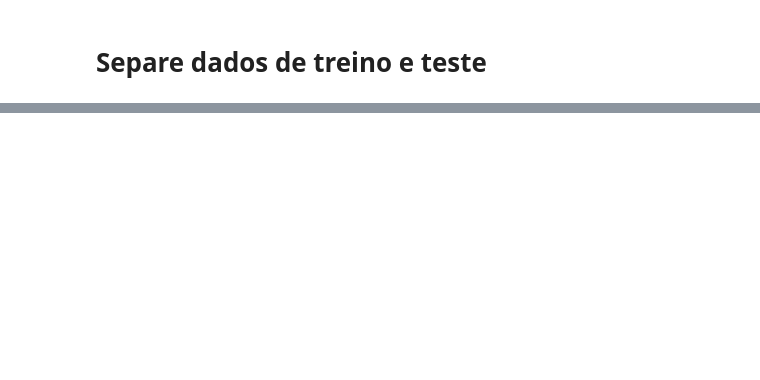
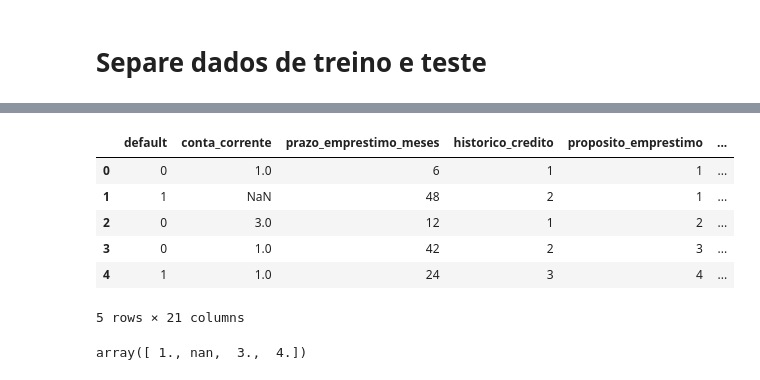
Before and after one commit to NSR-Ribeiro/Semanamltarde_IA, a Jupyter notebook: creditscoring_tarde/aula_03.ipynb, the cells around one changed output, grey strips where cells are left out. Saved outputs shown, nothing was run; the diff lists cells and outputs as text; code cells hidden in the pictures; blank space fills up the shorter version.

```diff
--- a/creditscoring_tarde/aula_03.ipynb
+++ b/creditscoring_tarde/aula_03.ipynb
@@ -166,0 +399,11 @@ TypeError: got an unexpected keyword argument 'randon_state'
+# %%
+df_transformado['outros_planos_financiamento'].unique()
+
+dict_opf = {
+    'none': 1,
+    'bank': 2,
+    'stores': 3,
+
+}
+df_transformado['outros_planos_financiamento'] = df_transformado['outros_planos_financiamento'].map(dict_opf)
+print(df_transformado)
@@ -166,0 +428,12 @@ TypeError: got an unexpected keyword argument 'randon_state'
+# %%
+df_transformado['propriedade'].unique()
+dict_cc_prop = {
+    'real estate': 1,
+    'if not A121 : building society savings agreement/ life insurance': 2,
+    'unknown / no property': 3,
+    'if not A121/A122 : car or other, not in attribute 6': 4
+}
+
+
+df_transformado['propriedade'] = df_transformado['propriedade'].map(dict_cc_prop)
+print(df_transformado)
@@ -166,0 +458,34 @@ TypeError: got an unexpected keyword argument 'randon_state'
+# %%
+df_transformado['telefone'].unique()
+
+dict_telefone = {
+    'yes, registered under the customers name ':1,
+    'none':0,
+}
+
+df_transformado['telefone'] = df_transformado['telefone'].map(dict_telefone)
+
+
+df_transformado['trabalhador_estrangeiro'].unique()
+
+
+dict_trabalhador_estrangeiro = {
+    'yes':1,
+    'no':0,
+}
+
+df_transformado['trabalhador_estrangeiro'] = df_transformado['trabalhador_estrangeiro'].map(dict_trabalhador_estrangeiro)
+# %%
+df_transformado.head()
+# %% [output]
+|  | default | conta_corrente | prazo_emprestimo_meses | historico_credito | proposito_emprestimo | ... |
+| 0 | 0 | 1.0 | 6 | 1 | 1 | ... |
+| 1 | 1 | NaN | 48 | 2 | 1 | ... |
+| 2 | 0 | 3.0 | 12 | 1 | 2 | ... |
+| 3 | 0 | 1.0 | 42 | 2 | 3 | ... |
+| 4 | 1 | 1.0 | 24 | 3 | 4 | ... |
+5 rows × 21 columns
+# %%
+df_transformado['conta_corrente'].unique()
+# %% [output]
+array([ 1., nan,  3.,  4.])
```
Also changed, not shown: parts of 30 cells of this notebook.
